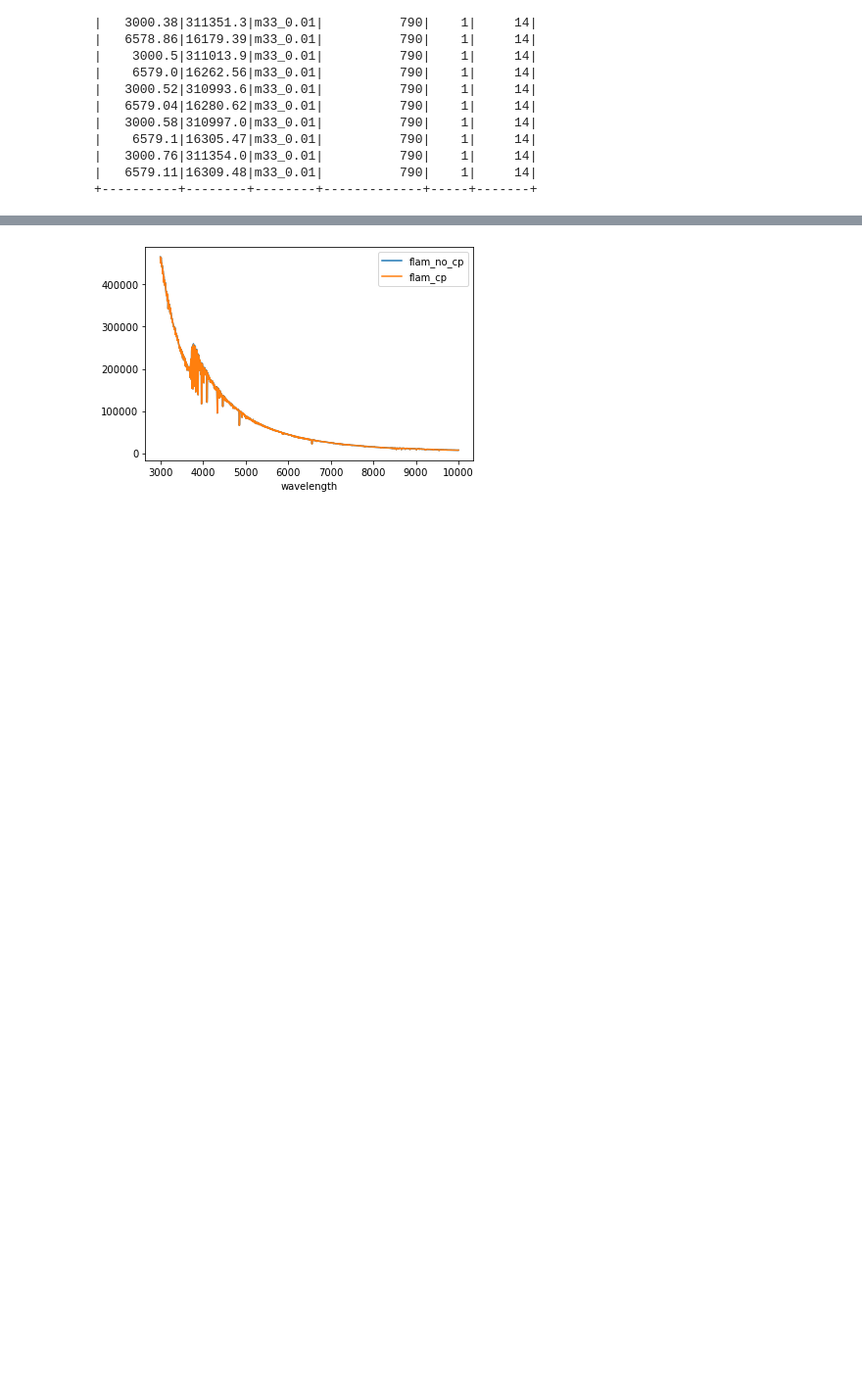
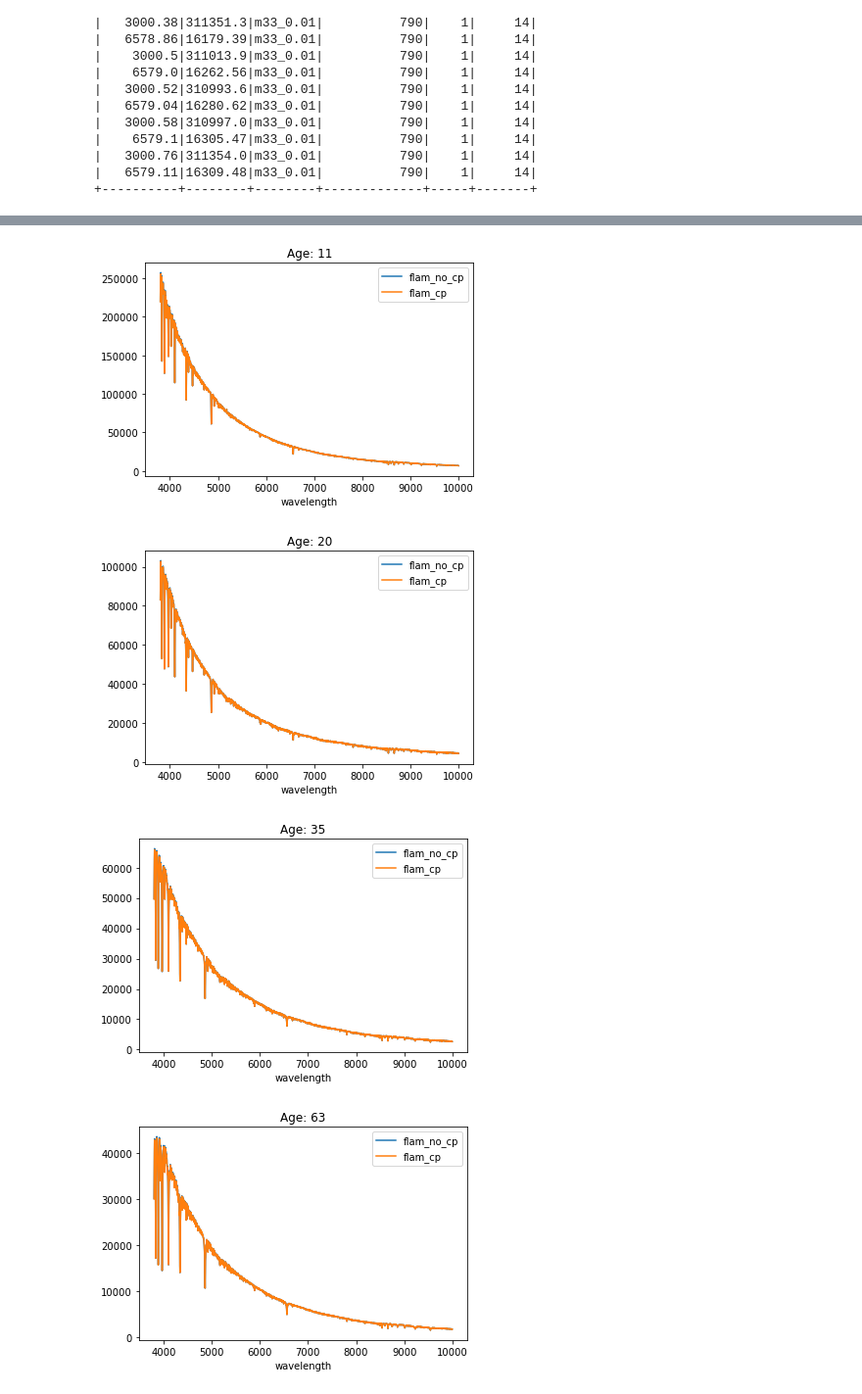
Before and after one commit to chworthey/astro, a Jupyter notebook: workspace/AstroM33.ipynb, the cells around one changed output, grey strips where cells are left out. Shown at 98% size. Drawn from its saved outputs; the diff is of its cells as text; code cells hidden in the pictures; blank space fills up the shorter version.

Commit message:
Added cp/no-cp, and some documentation+ more plots

```diff
--- a/workspace/AstroM33.ipynb
+++ b/workspace/AstroM33.ipynb
@@ -234,11 +277,18 @@ def sample_and_plot_spectrum( \
 # %%
-# Let's plot the whole spectrum to see what we're dealing with...
-sample_and_plot_spectrum( \
-    pick_spectrum( \
-        data_set='m33_0.01', \
-        heavy_metal_c=790, \
-        age_mil=11 \
-    ) \
-)
+# Let's plot the whole spectrum for different ages to see what we're dealing with...
+interesting_ages = [11, 20, 35, 63, 112, 199, 354,
+    631, 1122, 1995, 3548, 6309, 11220, 17782]
+for age in interesting_ages:
+    sample_and_plot_spectrum(
+        pick_spectrum(
+            data_set='m33_0.01',
+            heavy_metal_c=790,
+            age_mil=age),
+        min_wavelength= 3800.0,
+        max_wavelength=10000.0,
+        plot_title='Age: %d' % (age))
 # %% [output]
-[figure, old version]
+[figure, new version]
+[figure, added]
+[figure, added]
+[figure, added]
```
Also changed, not shown: parts of 22 cells of this notebook.
